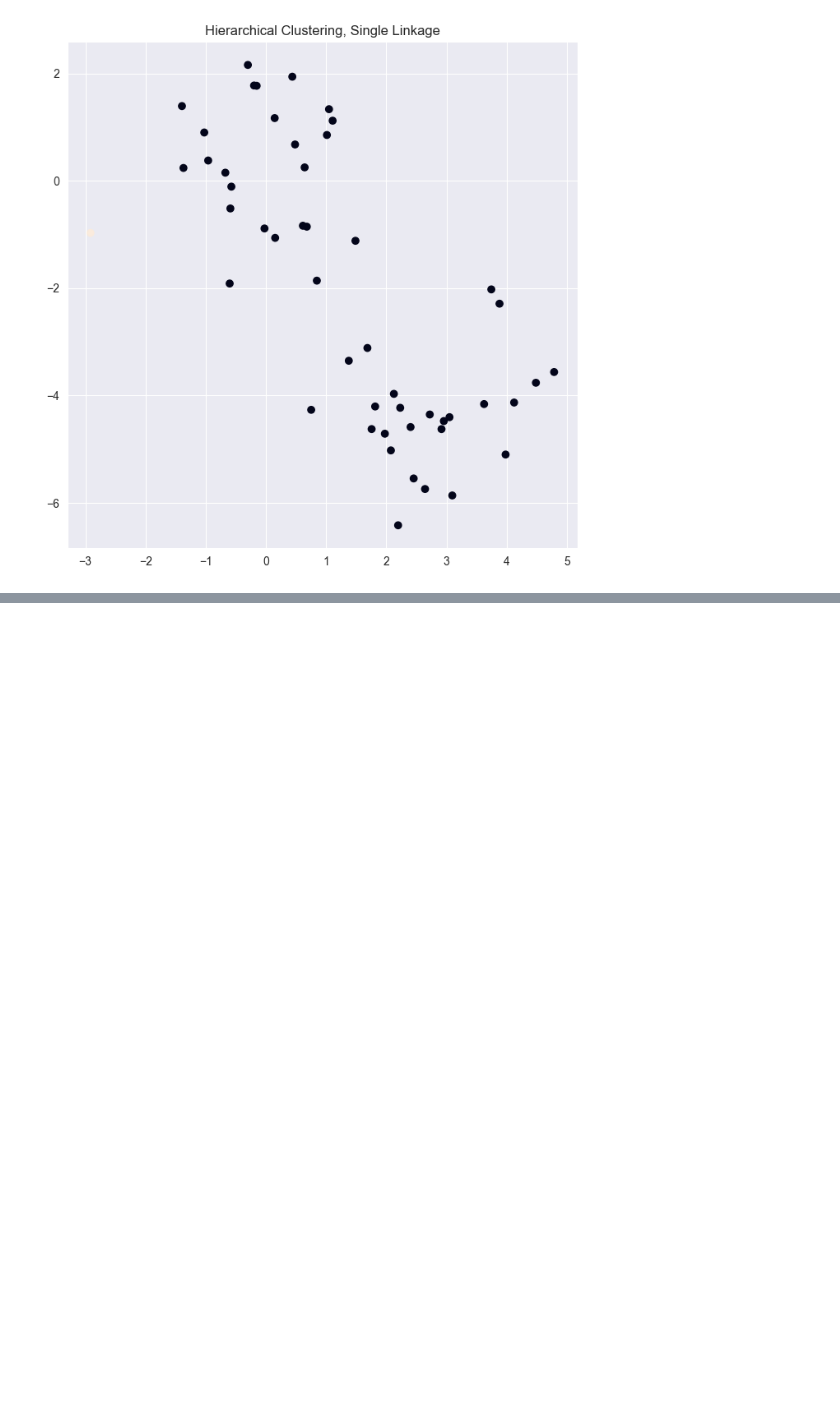
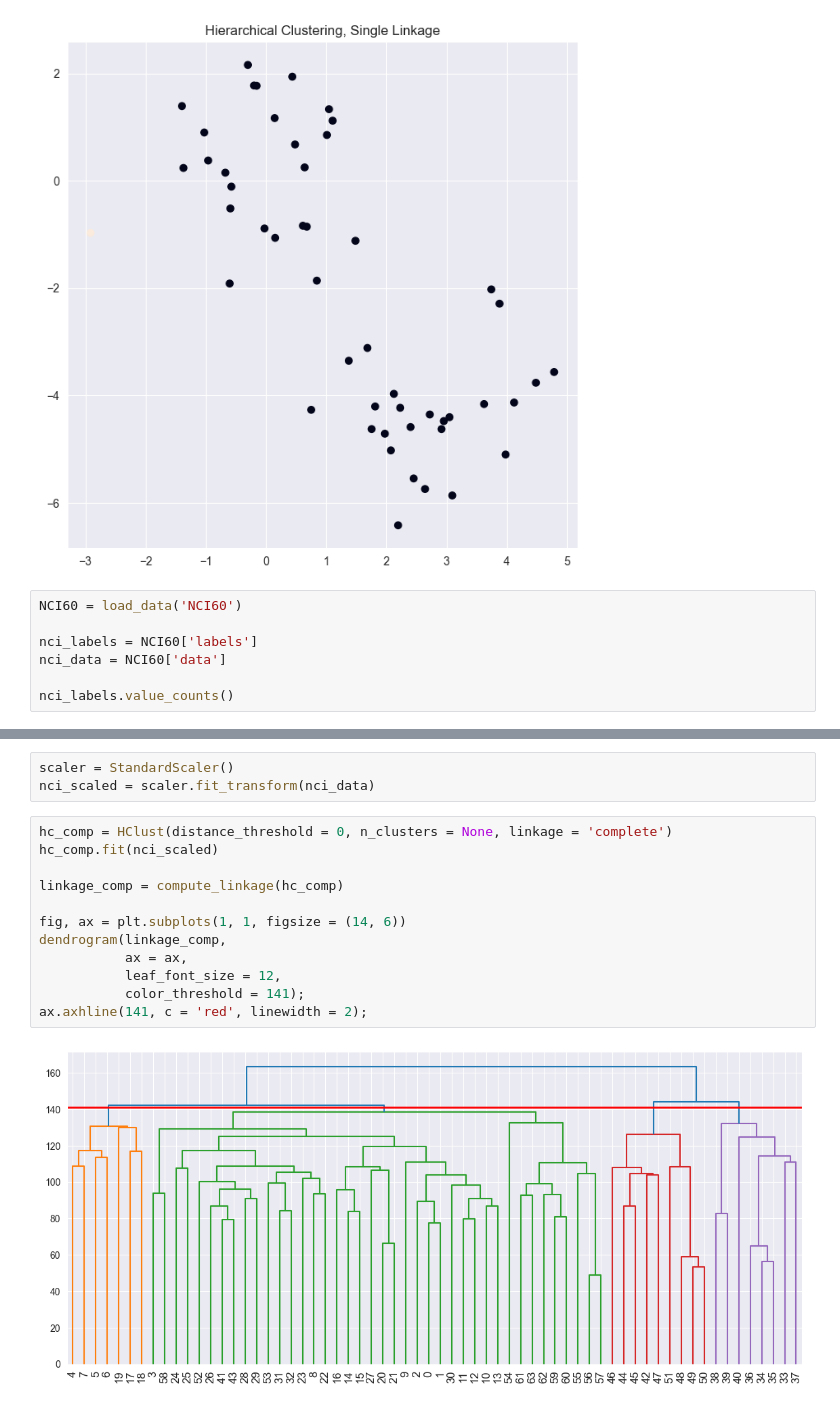
Before and after one commit to CameronOldweiler/DataProjects, a Jupyter notebook: Chapter12Lab.ipynb, the cells around one changed output, grey strips where cells are left out. Cells and saved outputs as stored; diff of their text form; blank space fills up the shorter version.

```diff
--- a/Chapter12Lab.ipynb
+++ b/Chapter12Lab.ipynb
@@ -275,3 +274,10 @@ ax.scatter(X[:,0], X[:,1], c = hc_labels_single)
 ax.set_title('Hierarchical Clustering, Single Linkage');
 # %% [output]
 [figure]
+# %%
+NCI60 = load_data('NCI60')
+
+nci_labels = NCI60['labels']
+nci_data = NCI60['data']
+
+nci_labels.value_counts()
@@ -277,0 +301,17 @@ ax.set_title('Hierarchical Clustering, Single Linkage');
+# %%
+scaler = StandardScaler()
+nci_scaled = scaler.fit_transform(nci_data)
+# %%
+hc_comp = HClust(distance_threshold = 0, n_clusters = None, linkage = 'complete')
+hc_comp.fit(nci_scaled)
+
+linkage_comp = compute_linkage(hc_comp)
+
+fig, ax = plt.subplots(1, 1, figsize = (14, 6))
+dendrogram(linkage_comp,
+           ax = ax,
+           leaf_font_size = 12,
+           color_threshold = 141);
+ax.axhline(141, c = 'red', linewidth = 2);
+# %% [output]
+[figure, added]
```
Also changed, not shown: parts of 12 cells of this notebook.
